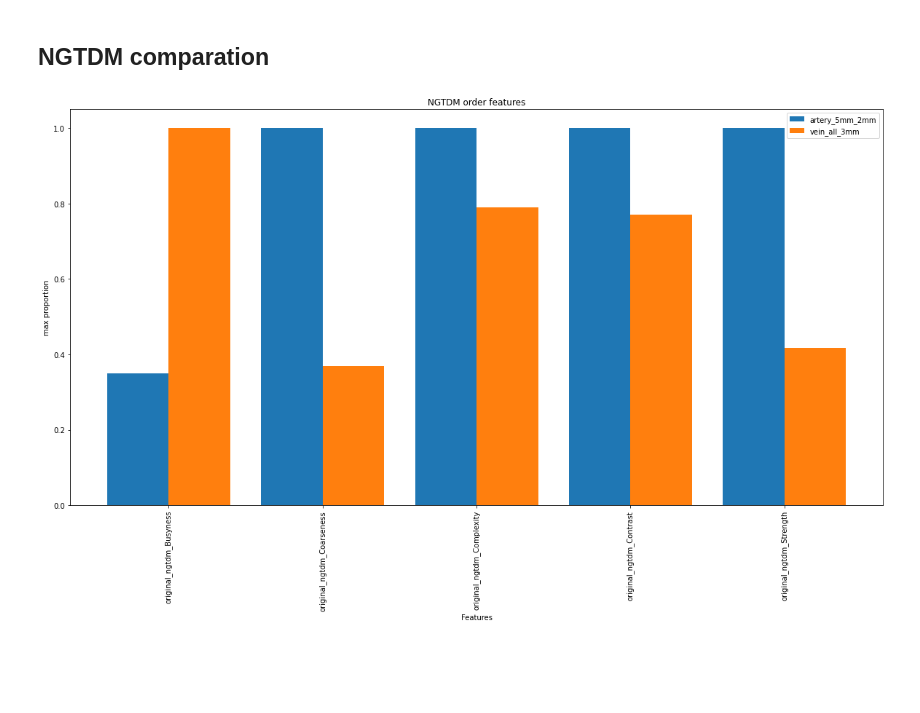
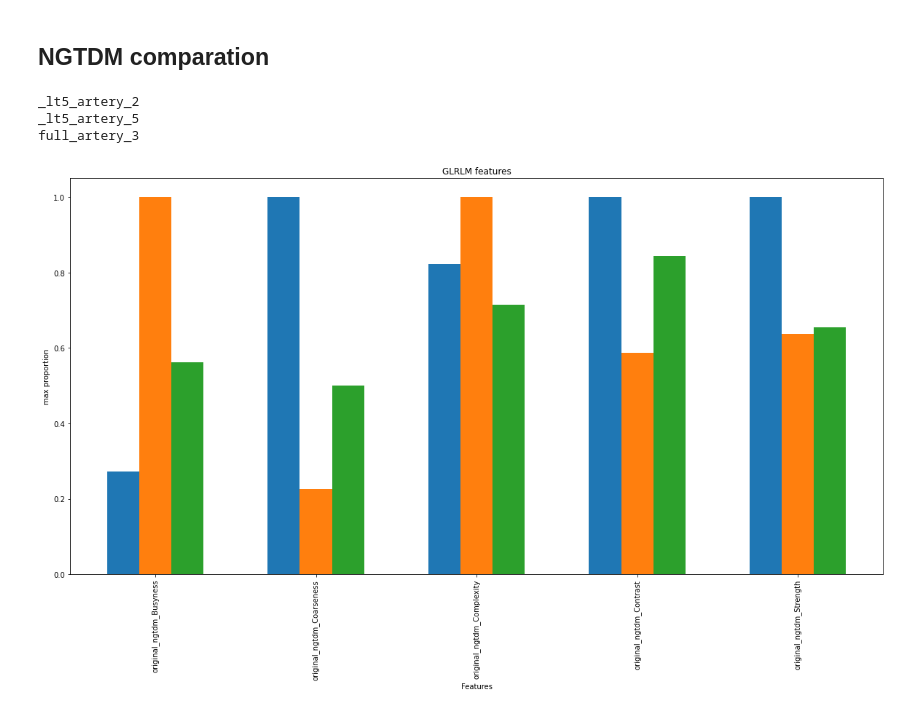
Before and after one commit to maryskal/SITK, a Jupyter notebook: pyradiomics_comparation.ipynb, the cells around one changed output. Cells and saved outputs as stored; diff of their text form; code cells hidden in the pictures; blank space fills up the shorter version.

```diff
--- a/pyradiomics_comparation.ipynb
+++ b/pyradiomics_comparation.ipynb
@@ -103,13 +103,13 @@ list(masks.keys())
 plt.figure(figsize=(20,10))
 plt.xticks(rotation=90)
 
-X = glrlm
+X = firstorder
 X_axis = np.arange(len(X))
 axis = [-0.2,0, 0.2]
 
 for i in range(3):
     print(list(masks.keys())[i])
-    plt.bar(X_axis+axis[i], df[glrlm].iloc[i], 0.2, label = list(masks.keys())[i])
+    plt.bar(X_axis+axis[i], df[firstorder].iloc[i], 0.2, label = list(masks.keys())[i])
 
 plt.xticks(X_axis, X)
 plt.xlabel("Features")
@@ -128,18 +128,16 @@ plt.figure(figsize=(20,10))
 plt.xticks(rotation=90)
 
 X = glrlm
-A = df[glrlm].iloc[0]
-B = df[glrlm].iloc[1]
+X_axis = np.arange(len(X))
+axis = [-0.2,0, 0.2]
 
-X_axis = np.arange(len(X))
-
-plt.bar(X_axis - 0.2, A, 0.4, label = 'artery_5mm_2mm')
-plt.bar(X_axis + 0.2, B, 0.4, label = 'vein_all_3mm')
+for i in range(3):
+    print(list(masks.keys())[i])
+    plt.bar(X_axis+axis[i], df[glrlm].iloc[i], 0.2, label = list(masks.keys())[i])
 
 plt.xticks(X_axis, X)
 plt.xlabel("Features")
 plt.ylabel("max proportion")
 plt.title("GLRLM features")
-plt.legend()
 plt.show()
 # %% [output]
@@ -149,21 +150,22 @@ plt.show()
 # %%
 plt.figure(figsize=(20,10))
 plt.xticks(rotation=90)
 
 X = ngtdm
-A = df[ngtdm].iloc[0]
-B = df[ngtdm].iloc[1]
+X_axis = np.arange(len(X))
+axis = [-0.2,0, 0.2]
 
-X_axis = np.arange(len(X))
-
-plt.bar(X_axis - 0.2, A, 0.4, label = 'artery_5mm_2mm')
-plt.bar(X_axis + 0.2, B, 0.4, label = 'vein_all_3mm')
+for i in range(3):
+    print(list(masks.keys())[i])
+    plt.bar(X_axis+axis[i], df[ngtdm].iloc[i], 0.2, label = list(masks.keys())[i])
 
 plt.xticks(X_axis, X)
 plt.xlabel("Features")
 plt.ylabel("max proportion")
-plt.title("NGTDM order features")
-plt.legend()
+plt.title("GLRLM features")
 plt.show()
 # %% [output]
+_lt5_artery_2
+_lt5_artery_5
+full_artery_3
-[figure, old version]
+[figure, new version]
```
Also changed, not shown: parts of 2 cells of this notebook, 3 other files.
